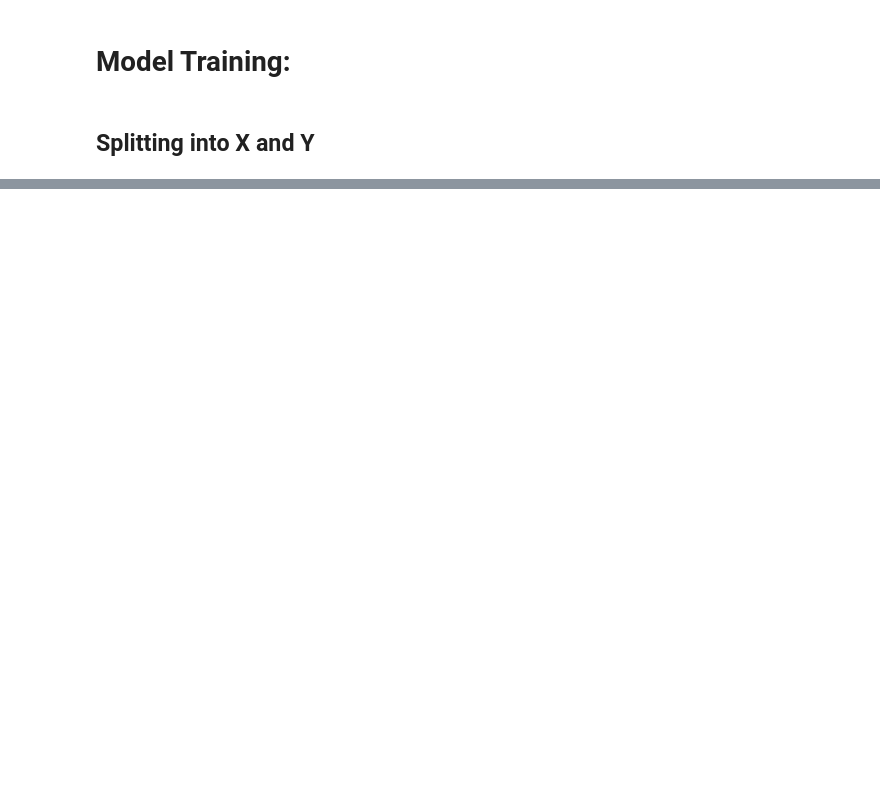
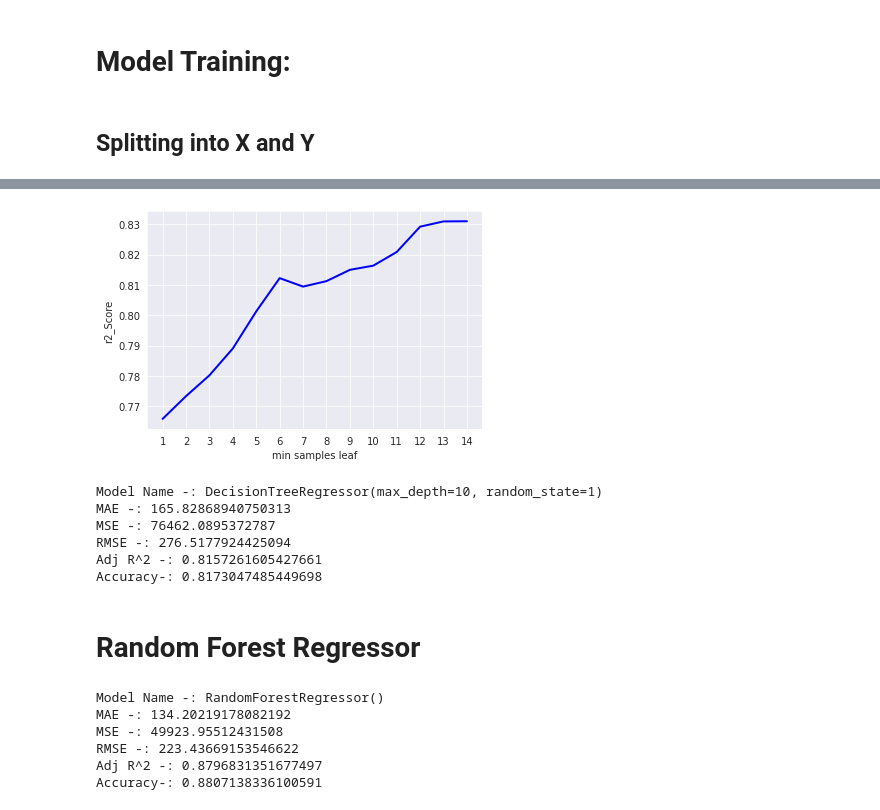
Before and after one commit to Manjari-001/Bike-Demand-Prediction, a Jupyter notebook: ML_Regression_Capstone__Project.ipynb, the cells around one changed output, grey strips where cells are left out. Drawn from its saved outputs; the diff is of its cells as text; code cells hidden in the pictures; blank space fills up the shorter version.

```diff
--- a/ML_Regression_Capstone__Project.ipynb
+++ b/ML_Regression_Capstone__Project.ipynb
@@ -308,0 +450,41 @@ predict(DecisionTreeRegressor(),X,y)
+# %%
+# Hyper Parameter Tunning for min sample leaf
+ms = range(1,15)
+
+accuracy2 = []
+for i in ms:
+    dt = DecisionTreeRegressor(min_samples_leaf=i,random_state=1)
+    dt.fit(xtrain,ytrain)
+    ypred=dt.predict(xtest)
+    accuracy2.append(r2_score(ytest,ypred))
+# %%
+plt.plot(ms, accuracy2, linewidth=2, color='blue')
+plt.xticks(ms)
+
+plt.xlabel('min samples leaf')
+plt.ylabel('r2_Score')
+plt.show()
+# %% [output]
+[figure, added]
+# %%
+dt=DecisionTreeRegressor(max_depth=10,random_state=1)
+create_model(dt)
+# %% [output]
+Model Name -: DecisionTreeRegressor(max_depth=10, random_state=1)
+MAE -: 165.82868940750313
+MSE -: 76462.0895372787
+RMSE -: 276.5177924425094
+Adj R^2 -: 0.8157261605427661
+Accuracy-: 0.8173047485449698
+# %% [markdown]
+# Random Forest Regressor
+# %%
+rf=RandomForestRegressor()
+create_model(rf)
+# %% [output]
+Model Name -: RandomForestRegressor()
+MAE -: 134.20219178082192
+MSE -: 49923.95512431508
+RMSE -: 223.43669153546622
+Adj R^2 -: 0.8796831351677497
+Accuracy-: 0.8807138336100591
```
Also changed, not shown: parts of 48 cells of this notebook.
